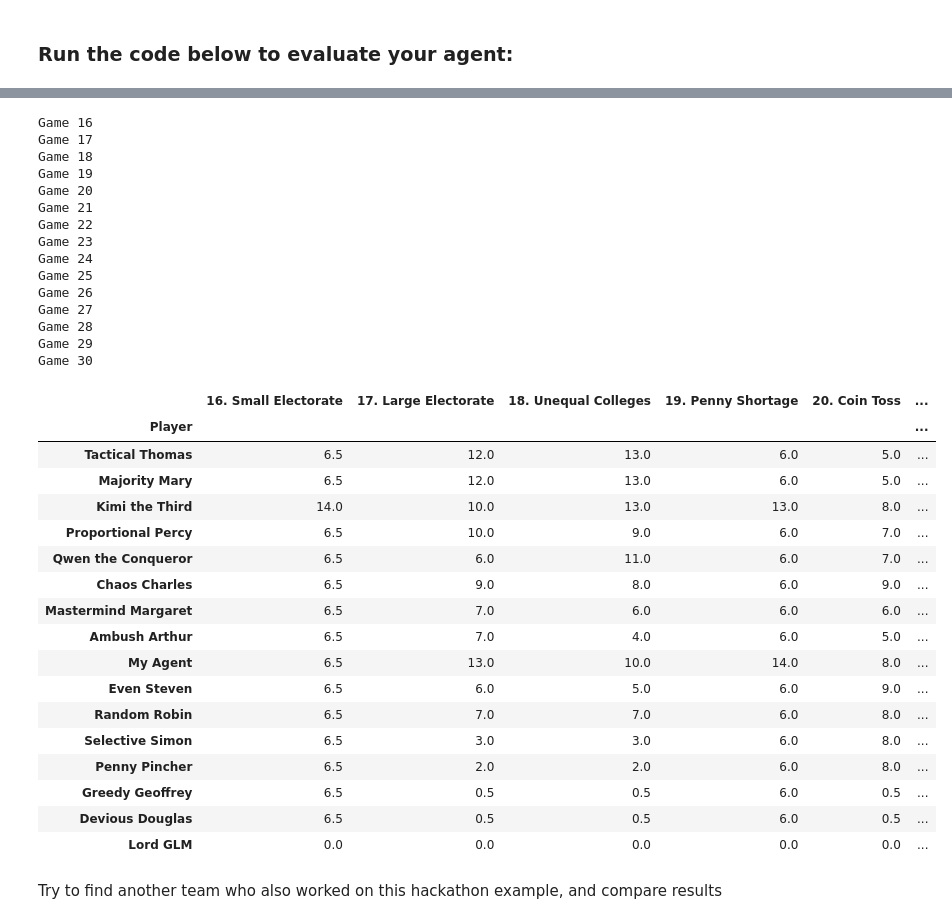
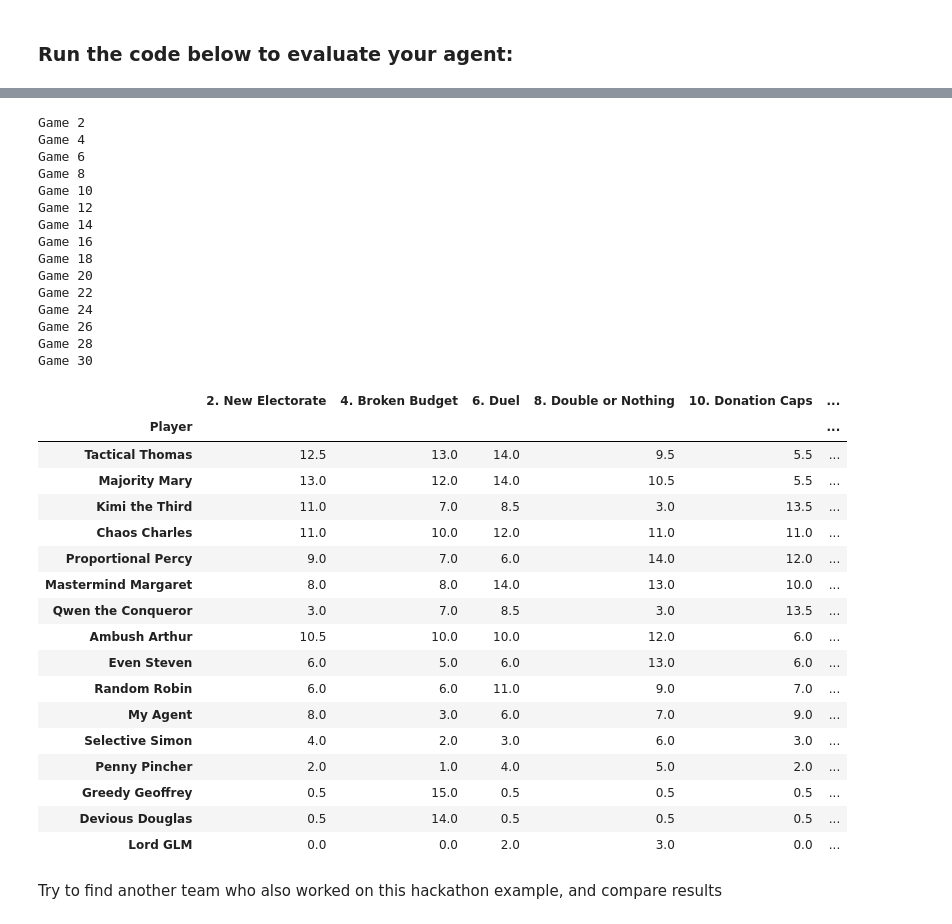
Before and after one commit to acceleratescience/hands-on-agentic-ai, a Jupyter notebook: hackathon/blotto.ipynb, the cells around one changed output, grey strips where cells are left out. Saved outputs shown, nothing was run; the diff lists cells and outputs as text; code cells hidden in the pictures.

Commit message:
time penalty, ban

```diff
--- a/hackathon/blotto.ipynb
+++ b/hackathon/blotto.ipynb
@@ -146,7 +149,7 @@ from pathlib import Path
 
 results = {}
 
-for game_file in sorted((p for p in Path("blotto").glob("game_*.json") if int(p.stem.split("_")[-1]) <= 15), key=lambda p: int(p.stem.split("_")[-1])):
+for game_file in sorted((p for p in Path("blotto").glob("game_*.json") if int(p.stem.split("_")[-1]) % 2 == 1), key=lambda p: int(p.stem.split("_")[-1])):
     number = game_file.stem.split("_")[-1]
     print(f'Game {number}')
     players_file = game_file.with_name(f"players_{number}.json")
@@ -226,14 +231,17 @@ This problem set further tests your Agent's *robustness* - resiliance to unexpec
 **Only test your agent on the holdout problems once**
 # %%
 import json
+import time
+import math
 import pandas as pd
 from pathlib import Path
 
 results = {}
+times = {}
 
-for game_file in sorted((p for p in Path("blotto").glob("game_*.json") if int(p.stem.split("_")[-1]) > 15), key=lambda p: int(p.stem.split("_")[-1])):
+for game_file in sorted((p for p in Path("blotto").glob("game_*.json") if int(p.stem.split("_")[-1]) % 2 == 0), key=lambda p: int(p.stem.split("_")[-1])):
     number = game_file.stem.split("_")[-1]
-    print(f'Game {number}')
+    print(f"Game {number}")
     players_file = game_file.with_name(f"players_{number}.json")
     if not players_file.exists():
         continue
@@ -242,64 +250,70 @@ for game_file in sorted((p for p in Path("blotto").glob("game_*.json") if int(p.
     players = json.loads(players_file.read_text())
     exec(game["evaluation_function"], globals())
 
+    start = time.perf_counter()
     players["My Agent"] = my_agent(f"game_{number}")
+    times[number] = time.perf_counter() - start
+
     scores = {name: 0.0 for name in players}
 
     for name1, allocation1 in players.items():
         for name2, allocation2 in players.items():
             if name1 == name2:
                 continue
             scores[name1] += evaluate(allocation1, allocation2, game["college_fellows"])
 
     results[f"{number}. {game['name']}"] = scores
 
 df = pd.DataFrame(results).fillna(0)
-df["Total"] = df.sum(axis=1)
+df["Time Penalty"] = 0
+df.loc["My Agent", "Time Penalty"] = -math.floor(sum(times.values()) / 60 * 5)
+df["Total"] = df.drop(columns="Time Penalty").sum(axis=1) + df["Time Penalty"]
 df = df.sort_values("Total", ascending=False)
 df.index.name = "Player"
 
 display(
-    df.style.format("{:.1f}")
+    df.style.format("{:.1f}", subset=df.columns.drop("Time Penalty"))
+    .format("{:.0f}", subset=["Time Penalty"])
     .apply(lambda row: ["color: red; font-weight: bold" if row.name == "My Agent" else "" for _ in row], axis=1)
     .map_index(lambda x: "color: red; font-weight: bold" if x == "My Agent" else "", axis=0)
     .set_table_styles([
         {"selector": "th.col_heading", "props": [("writing-mode", "vertical-rl"), ("transform", "rotate(180deg)"), ("height", "180px"), ("vertical-align", "bottom"), ("white-space", "nowrap")]},
         {"selector": "td", "props": [("min-width", "45px"), ("text-align", "center")]}
     ])
 )
 # %% [output]
+Game 2
+Game 4
+Game 6
+Game 8
+Game 10
+Game 12
+Game 14
 Game 16
-Game 17
 Game 18
-Game 19
 Game 20
-Game 21
 Game 22
-Game 23
 Game 24
-Game 25
 Game 26
-Game 27
 Game 28
-Game 29
 Game 30
-|  | 16. Small Electorate | 17. Large Electorate | 18. Unequal Colleges | 19. Penny Shortage | 20. Coin Toss | ... |
+|  | 2. New Electorate | 4. Broken Budget | 6. Duel | 8. Double or Nothing | 10. Donation Caps | ... |
 | Player |  |  |  |  |  | ... |
-| Tactical Thomas | 6.5 | 12.0 | 13.0 | 6.0 | 5.0 | ... |
-| Majority Mary | 6.5 | 12.0 | 13.0 | 6.0 | 5.0 | ... |
-| Kimi the Third | 14.0 | 10.0 | 13.0 | 13.0 | 8.0 | ... |
-| Proportional Percy | 6.5 | 10.0 | 9.0 | 6.0 | 7.0 | ... |
-| Qwen the Conqueror | 6.5 | 6.0 | 11.0 | 6.0 | 7.0 | ... |
-| Chaos Charles | 6.5 | 9.0 | 8.0 | 6.0 | 9.0 | ... |
-| Mastermind Margaret | 6.5 | 7.0 | 6.0 | 6.0 | 6.0 | ... |
-| Ambush Arthur | 6.5 | 7.0 | 4.0 | 6.0 | 5.0 | ... |
-| My Agent | 6.5 | 13.0 | 10.0 | 14.0 | 8.0 | ... |
-| Even Steven | 6.5 | 6.0 | 5.0 | 6.0 | 9.0 | ... |
-| Random Robin | 6.5 | 7.0 | 7.0 | 6.0 | 8.0 | ... |
-| Selective Simon | 6.5 | 3.0 | 3.0 | 6.0 | 8.0 | ... |
-| Penny Pincher | 6.5 | 2.0 | 2.0 | 6.0 | 8.0 | ... |
-| Greedy Geoffrey | 6.5 | 0.5 | 0.5 | 6.0 | 0.5 | ... |
-| Devious Douglas | 6.5 | 0.5 | 0.5 | 6.0 | 0.5 | ... |
-| Lord GLM | 0.0 | 0.0 | 0.0 | 0.0 | 0.0 | ... |
+| Tactical Thomas | 12.5 | 13.0 | 14.0 | 9.5 | 5.5 | ... |
+| Majority Mary | 13.0 | 12.0 | 14.0 | 10.5 | 5.5 | ... |
+| Kimi the Third | 11.0 | 7.0 | 8.5 | 3.0 | 13.5 | ... |
+| Chaos Charles | 11.0 | 10.0 | 12.0 | 11.0 | 11.0 | ... |
+| Proportional Percy | 9.0 | 7.0 | 6.0 | 14.0 | 12.0 | ... |
+| Mastermind Margaret | 8.0 | 8.0 | 14.0 | 13.0 | 10.0 | ... |
+| Qwen the Conqueror | 3.0 | 7.0 | 8.5 | 3.0 | 13.5 | ... |
+| Ambush Arthur | 10.5 | 10.0 | 10.0 | 12.0 | 6.0 | ... |
+| Even Steven | 6.0 | 5.0 | 6.0 | 13.0 | 6.0 | ... |
+| Random Robin | 6.0 | 6.0 | 11.0 | 9.0 | 7.0 | ... |
+| My Agent | 8.0 | 3.0 | 6.0 | 7.0 | 9.0 | ... |
+| Selective Simon | 4.0 | 2.0 | 3.0 | 6.0 | 3.0 | ... |
+| Penny Pincher | 2.0 | 1.0 | 4.0 | 5.0 | 2.0 | ... |
+| Greedy Geoffrey | 0.5 | 15.0 | 0.5 | 0.5 | 0.5 | ... |
+| Devious Douglas | 0.5 | 14.0 | 0.5 | 0.5 | 0.5 | ... |
+| Lord GLM | 0.0 | 0.0 | 2.0 | 3.0 | 0.0 | ... |
 # %% [markdown]
 Try to find another team who also worked on this hackathon example, and compare results
```
Also changed, not shown: parts of 4 cells of this notebook.
